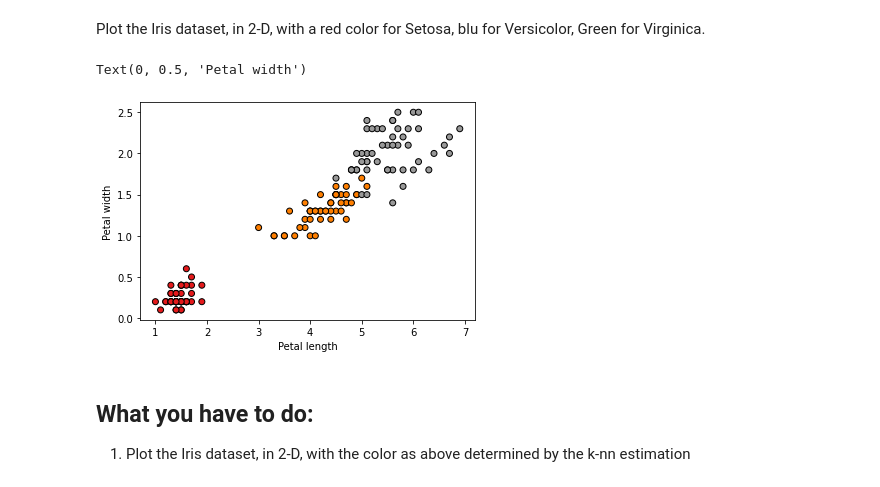
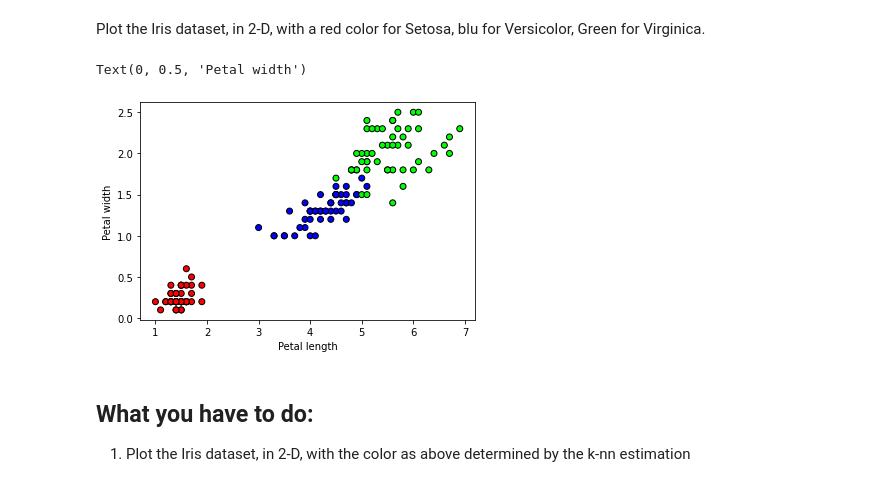
Before and after one commit to Fazzaa/ml_lab, a Jupyter notebook: knn/classification_iris_knn_aa_21_22.ipynb, the cells around one changed output. Cells and saved outputs as stored; diff of their text form; code cells hidden in the pictures.

```diff
--- a/knn/classification_iris_knn_aa_21_22.ipynb
+++ b/knn/classification_iris_knn_aa_21_22.ipynb
@@ -212,19 +232,22 @@ Plot the Iris dataset, in 2-D, with a red color for Setosa, blu for Versicolor,
 # %%
 '''
 1. sepal length in cm
 2. sepal width in cm
 3. petal length in cm
 4. petal width in cm
 '''
+colors = ["#FF0000", "#0000FF", "#00FF00"]
+my_cmap = ListedColormap(colors, name="my_cmap")
+
 X = iris.data[:, 2:]
 y = iris.target
 
-plt.scatter(X[:, 0], X[:, 1], c=y, cmap=plt.cm.Set2, edgecolor="k")
+plt.scatter(X[:, 0], X[:, 1], c=y, cmap=my_cmap, edgecolor="k")
 plt.xlabel("Petal length")
 plt.ylabel("Petal width")
 # %% [output]
 Text(0, 0.5, 'Petal width')
-[figure, old version]
+[figure, new version]
 # %% [markdown]
 ## What you have to do:
 1. Plot the Iris dataset, in 2-D, with the color as above determined by the k-nn estimation
```
Also changed, not shown: parts of 2 cells of this notebook.
